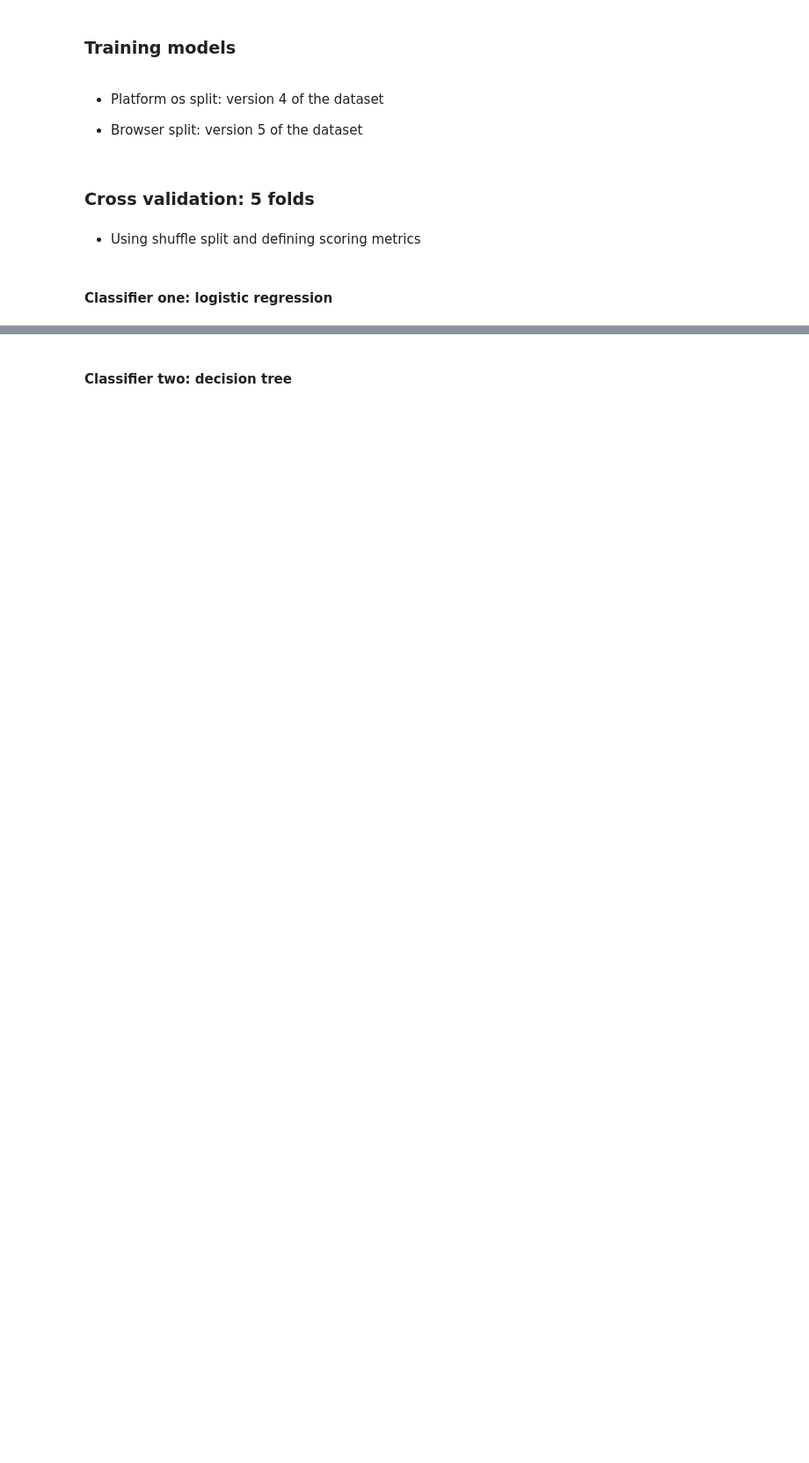
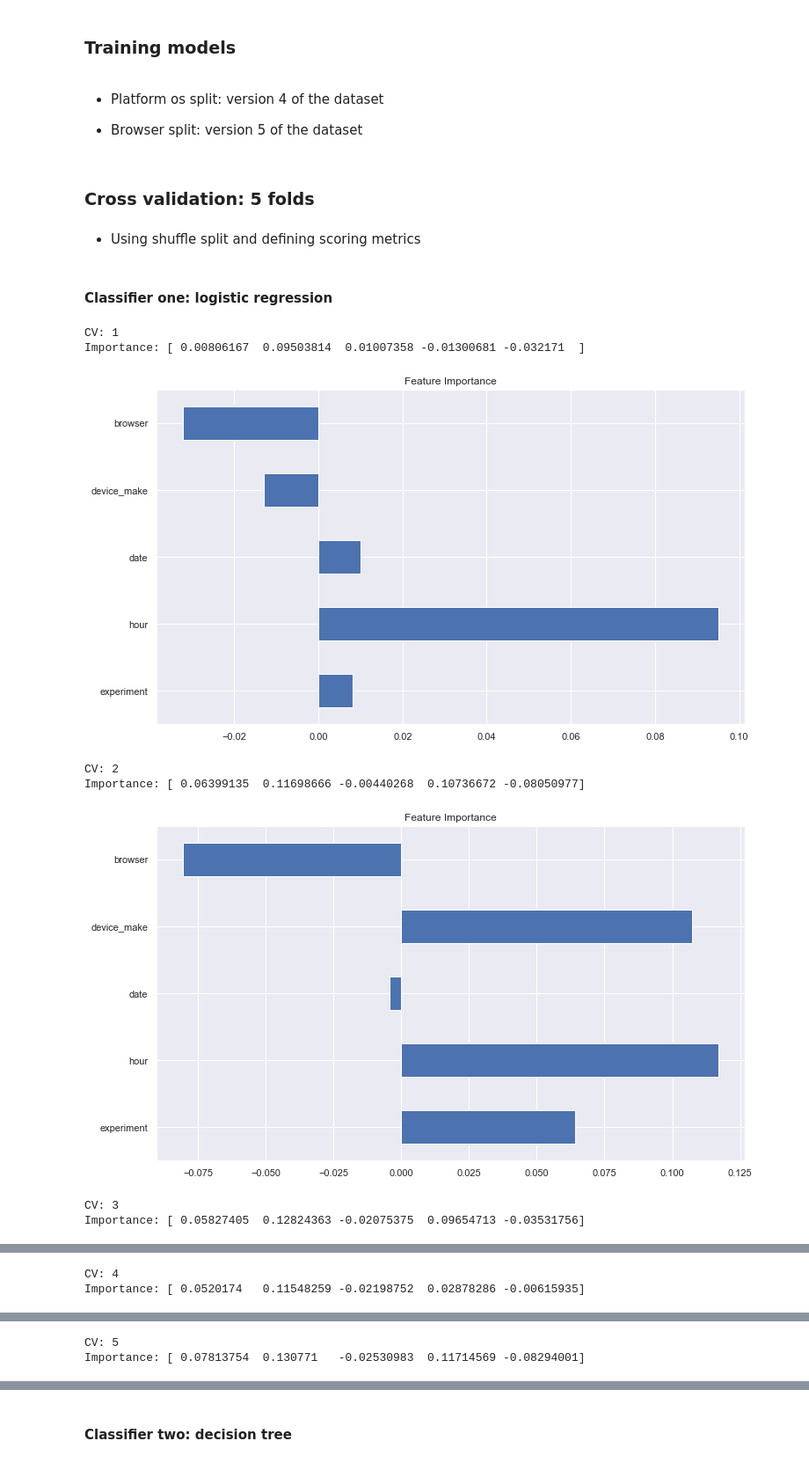
Before and after one commit to 10X-groups/AB-testing, a Jupyter notebook: notebooks/ml_abtest_f.ipynb, the cells around one changed output, grey strips where cells are left out. Shown at 88% size. Drawn from its saved outputs; the diff is of its cells as text; code cells hidden in the pictures; blank space fills up the shorter version.

```diff
--- a/notebooks/ml_abtest_f.ipynb
+++ b/notebooks/ml_abtest_f.ipynb
@@ -21,14 +33,12 @@ sys.path.insert(1, '../scripts/')
 import defaults as defs
 import dataCleaner as dc
 import dataVisualizer as dv
-import abTestHelper as th
 import mlHelper as mlh
 
 # setup helper scripts
-cleaner = dc.dataCleaner('ml hypothesis testing notebook')
-visualizer = dv.dataVisualizer('ml hypothesis testing notebook')
-abTestHelper = th.abTestHelper('ml hypothesis testing notebook')
-mlHelper = mlh.machineLearningHelper('ml hypothesis testing notebook')
+cleaner = dc.dataCleaner('ml modeling notebook')
+visualizer = dv.dataVisualizer('ml modeling notebook')
+mlHelper = mlh.machineLearningHelper('ml modeling notebook')
 # %% [output]
 --> <Logger dataCleaner (WARNING)>
 logger <Logger dataCleaner (INFO)> created at path: ../logs/cleaner_root.log
@@ -334,7 +151,7 @@ log_reg_pipeline = Pipeline([("scaler", preprocessing.StandardScaler()),
 
 # logistic regression classifier cross validation
 log_reg_results = cross_validate(log_reg_pipeline, X, y, cv = cv, scoring = scoring,
-                                return_train_score = False, return_estimator = False)
+                                return_train_score = False, return_estimator = True)
 # save the model
 joblib.dump(log_reg_pipeline._final_estimator, '../models/log_reg_model.pkl')
 
@@ -342,3 +159,22 @@ joblib.dump(log_reg_pipeline._final_estimator, '../models/log_reg_model.pkl')
 mlflow.log_param('log reg parameters', log_reg_params)
 mlflow.log_artifact("../models/log_reg_model.pkl")
 # mlflow.log_metric('log reg metrics', log_reg_results)
+# %%
+for i in range(0, 5, 1):
+    importance = log_reg_results['estimator'][i]['log_reg_classifier'].coef_[0]
+    print(f'CV: {(i+1)}\nImportance: {importance}')
+    #importance is a list so you can plot it.
+    plt.figure(figsize=(12, 7))
+    feat_importance = pd.Series(importance, index=X.columns)
+    #feat_importance.nlargest(20).plot(kind='barh',title = 'Feature Importance')
+    feat_importance.plot(kind='barh',title = 'Feature Importance')
+    plt.show()
+# %% [output]
+CV: 1
+Importance: [ 0.00806167  0.09503814  0.01007358 -0.01300681 -0.032171  ]
+[figure, added]
+CV: 2
+Importance: [ 0.06399135  0.11698666 -0.00440268  0.10736672 -0.08050977]
+[figure, added]
+CV: 3
+Importance: [ 0.05827405  0.12824363 -0.02075375  0.09654713 -0.03531756]
@@ -344,0 +182,2 @@ mlflow.log_artifact("../models/log_reg_model.pkl")
+CV: 4
+Importance: [ 0.0520174   0.11548259 -0.02198752  0.02878286 -0.00615935]
@@ -344,0 +185,2 @@ mlflow.log_artifact("../models/log_reg_model.pkl")
+CV: 5
+Importance: [ 0.07813754  0.130771   -0.02530983  0.11714569 -0.08294001]
```
Also changed, not shown: parts of 45 cells of this notebook, 2 other files.
